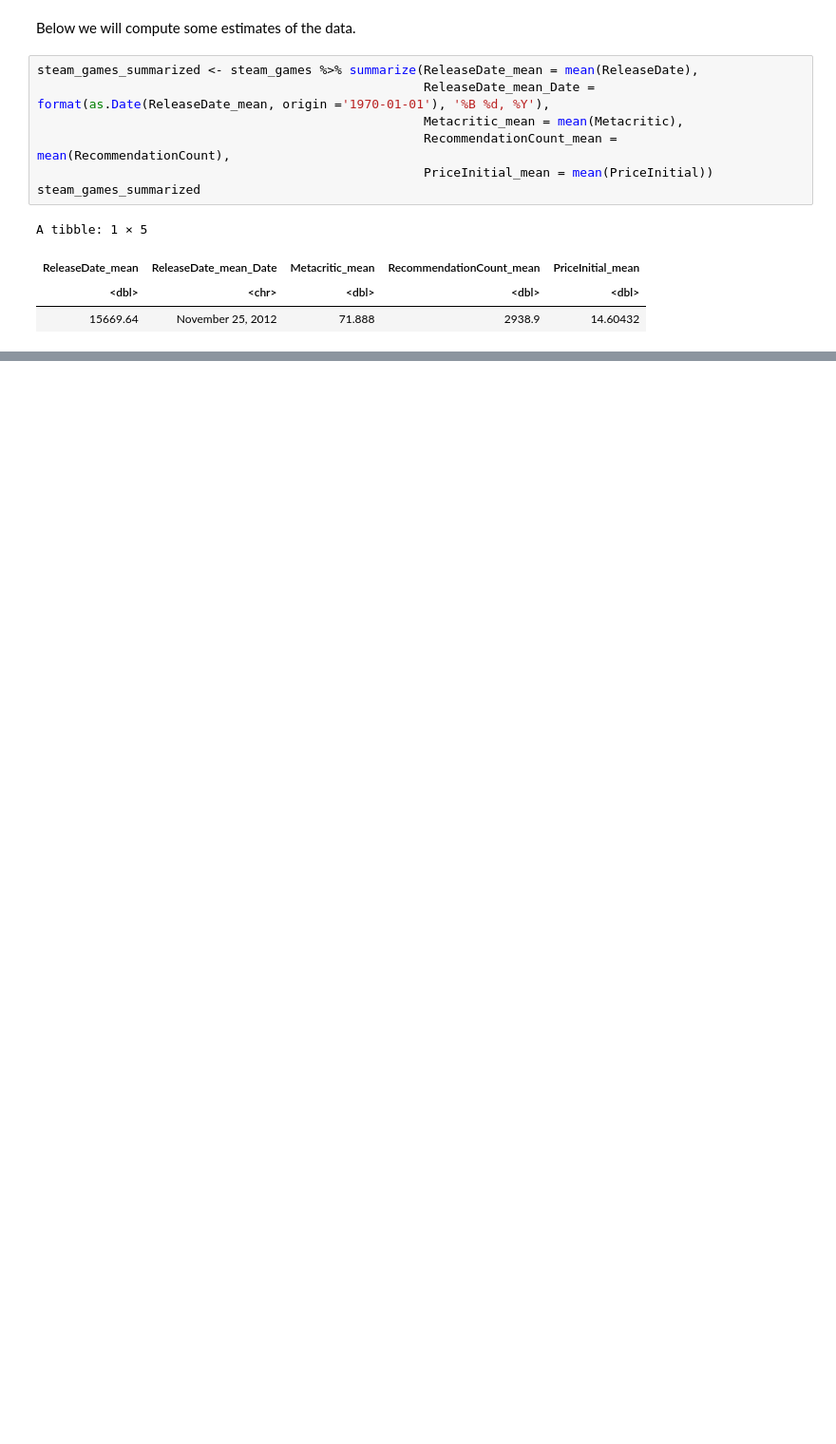
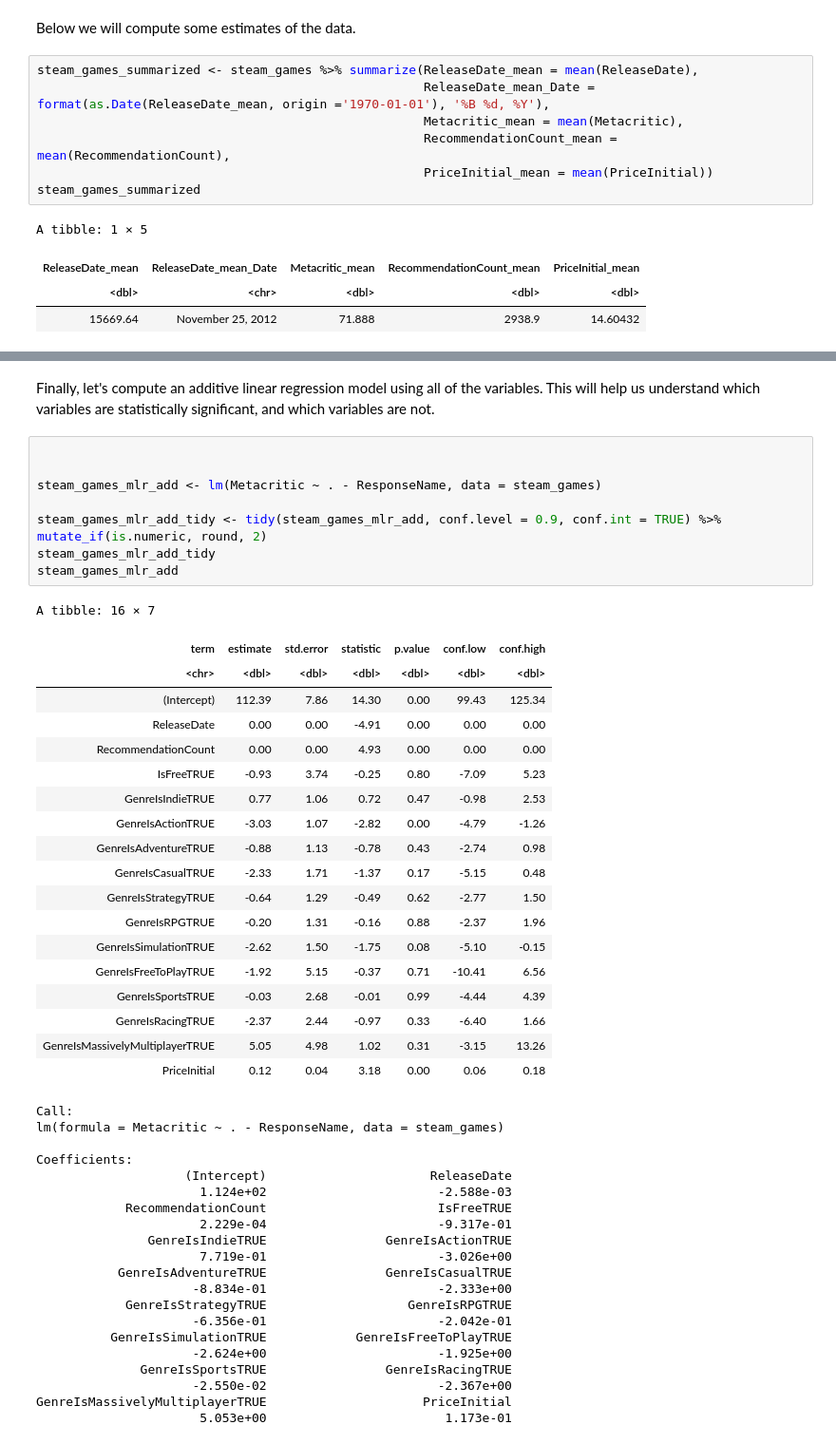
Before and after one commit to DanielZSWE/STAT-301-Project, a Jupyter notebook: stat-301_project_proposal.ipynb, the cells around one changed output, grey strips where cells are left out. Shown at 95% size. Drawn from its saved outputs; the diff is of its cells as text; blank space fills up the shorter version.

```diff
--- a/stat-301_project_proposal.ipynb
+++ b/stat-301_project_proposal.ipynb
@@ -134,0 +176,50 @@ As we can see, the average Metacritic score of a Steam game is approximately **7
+# %% [markdown]
+Finally, let's compute an additive linear regression model using all of the variables. This will help us understand which variables are statistically significant, and which variables are not.
+# %%
+
+
+steam_games_mlr_add <- lm(Metacritic ~ . - ResponseName, data = steam_games)
+
+steam_games_mlr_add_tidy <- tidy(steam_games_mlr_add, conf.level = 0.9, conf.int = TRUE) %>% mutate_if(is.numeric, round, 2)
+steam_games_mlr_add_tidy
+steam_games_mlr_add
+# %% [output]
+A tibble: 16 × 7
+| term | estimate | std.error | statistic | p.value | conf.low | conf.high |
+| <chr> | <dbl> | <dbl> | <dbl> | <dbl> | <dbl> | <dbl> |
+| (Intercept) | 112.39 | 7.86 | 14.30 | 0.00 | 99.43 | 125.34 |
+| ReleaseDate | 0.00 | 0.00 | -4.91 | 0.00 | 0.00 | 0.00 |
+| RecommendationCount | 0.00 | 0.00 | 4.93 | 0.00 | 0.00 | 0.00 |
+| IsFreeTRUE | -0.93 | 3.74 | -0.25 | 0.80 | -7.09 | 5.23 |
+| GenreIsIndieTRUE | 0.77 | 1.06 | 0.72 | 0.47 | -0.98 | 2.53 |
+| GenreIsActionTRUE | -3.03 | 1.07 | -2.82 | 0.00 | -4.79 | -1.26 |
+| GenreIsAdventureTRUE | -0.88 | 1.13 | -0.78 | 0.43 | -2.74 | 0.98 |
+| GenreIsCasualTRUE | -2.33 | 1.71 | -1.37 | 0.17 | -5.15 | 0.48 |
+| GenreIsStrategyTRUE | -0.64 | 1.29 | -0.49 | 0.62 | -2.77 | 1.50 |
+| GenreIsRPGTRUE | -0.20 | 1.31 | -0.16 | 0.88 | -2.37 | 1.96 |
+| GenreIsSimulationTRUE | -2.62 | 1.50 | -1.75 | 0.08 | -5.10 | -0.15 |
+| GenreIsFreeToPlayTRUE | -1.92 | 5.15 | -0.37 | 0.71 | -10.41 | 6.56 |
+| GenreIsSportsTRUE | -0.03 | 2.68 | -0.01 | 0.99 | -4.44 | 4.39 |
+| GenreIsRacingTRUE | -2.37 | 2.44 | -0.97 | 0.33 | -6.40 | 1.66 |
+| GenreIsMassivelyMultiplayerTRUE | 5.05 | 4.98 | 1.02 | 0.31 | -3.15 | 13.26 |
+| PriceInitial | 0.12 | 0.04 | 3.18 | 0.00 | 0.06 | 0.18 |
+Call:
+lm(formula = Metacritic ~ . - ResponseName, data = steam_games)
+
+Coefficients:
+                    (Intercept)                      ReleaseDate
+                      1.124e+02                       -2.588e-03
+            RecommendationCount                       IsFreeTRUE
+                      2.229e-04                       -9.317e-01
+               GenreIsIndieTRUE                GenreIsActionTRUE
+                      7.719e-01                       -3.026e+00
+           GenreIsAdventureTRUE                GenreIsCasualTRUE
+                     -8.834e-01                       -2.333e+00
+            GenreIsStrategyTRUE                   GenreIsRPGTRUE
+                     -6.356e-01                       -2.042e-01
+          GenreIsSimulationTRUE            GenreIsFreeToPlayTRUE
+                     -2.624e+00                       -1.925e+00
+              GenreIsSportsTRUE                GenreIsRacingTRUE
+                     -2.550e-02                       -2.367e+00
+GenreIsMassivelyMultiplayerTRUE                     PriceInitial
+                      5.053e+00                        1.173e-01
```
Also changed, not shown: parts of 10 cells of this notebook, 1 other file.
